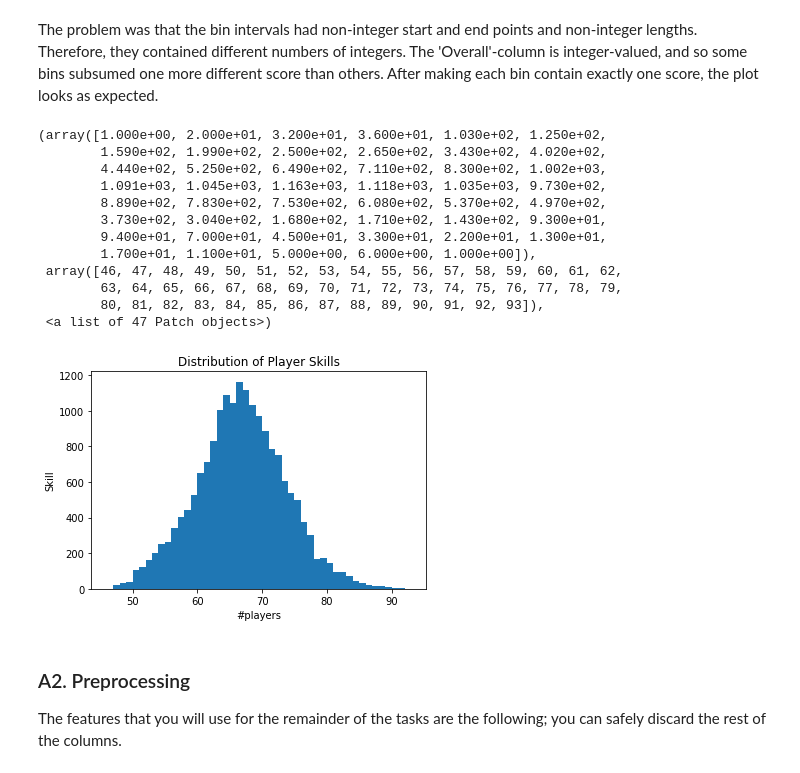
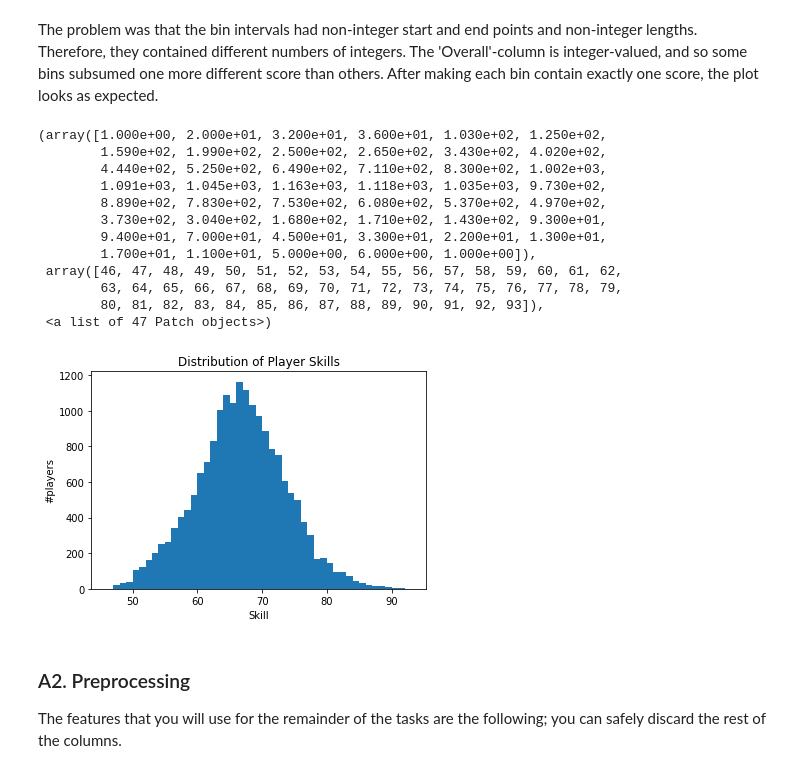
Before and after one commit to epfl-ada/2019, a Jupyter notebook: Homework/02 - Applied ML and Scaling Up/hw2_solutions.ipynb, the cells around one changed output. Drawn from its saved outputs; the diff is of its cells as text; code cells hidden in the pictures.

```diff
--- a/Homework/02 - Applied ML and Scaling Up/hw2_solutions.ipynb
+++ b/Homework/02 - Applied ML and Scaling Up/hw2_solutions.ipynb
@@ -91,24 +91,24 @@ dtype('int64')
 # %% [markdown]
 The problem was that the bin intervals had non-integer start and end points and non-integer lengths. Therefore, they contained different numbers of integers. The 'Overall'-column is integer-valued, and so some bins subsumed one more different score than others. After making each bin contain exactly one score, the plot looks as expected.
 # %%
-plt.xlabel('#players')
-plt.ylabel('Skill')
+plt.xlabel('Skill')
+plt.ylabel('#players')
 plt.title('Distribution of Player Skills')
 plt.hist(players['Overall'], np.arange(players['Overall'].min(), players['Overall'].max()))
 # %% [output]
 (array([1.000e+00, 2.000e+01, 3.200e+01, 3.600e+01, 1.030e+02, 1.250e+02,
         1.590e+02, 1.990e+02, 2.500e+02, 2.650e+02, 3.430e+02, 4.020e+02,
         4.440e+02, 5.250e+02, 6.490e+02, 7.110e+02, 8.300e+02, 1.002e+03,
         1.091e+03, 1.045e+03, 1.163e+03, 1.118e+03, 1.035e+03, 9.730e+02,
         8.890e+02, 7.830e+02, 7.530e+02, 6.080e+02, 5.370e+02, 4.970e+02,
         3.730e+02, 3.040e+02, 1.680e+02, 1.710e+02, 1.430e+02, 9.300e+01,
         9.400e+01, 7.000e+01, 4.500e+01, 3.300e+01, 2.200e+01, 1.300e+01,
         1.700e+01, 1.100e+01, 5.000e+00, 6.000e+00, 1.000e+00]),
  array([46, 47, 48, 49, 50, 51, 52, 53, 54, 55, 56, 57, 58, 59, 60, 61, 62,
         63, 64, 65, 66, 67, 68, 69, 70, 71, 72, 73, 74, 75, 76, 77, 78, 79,
         80, 81, 82, 83, 84, 85, 86, 87, 88, 89, 90, 91, 92, 93]),
  <a list of 47 Patch objects>)
-[figure, old version]
+[figure, new version]
 # %% [markdown]
 ### A2. Preprocessing
 
```
Also changed, not shown: parts of 1 cell of this notebook.
